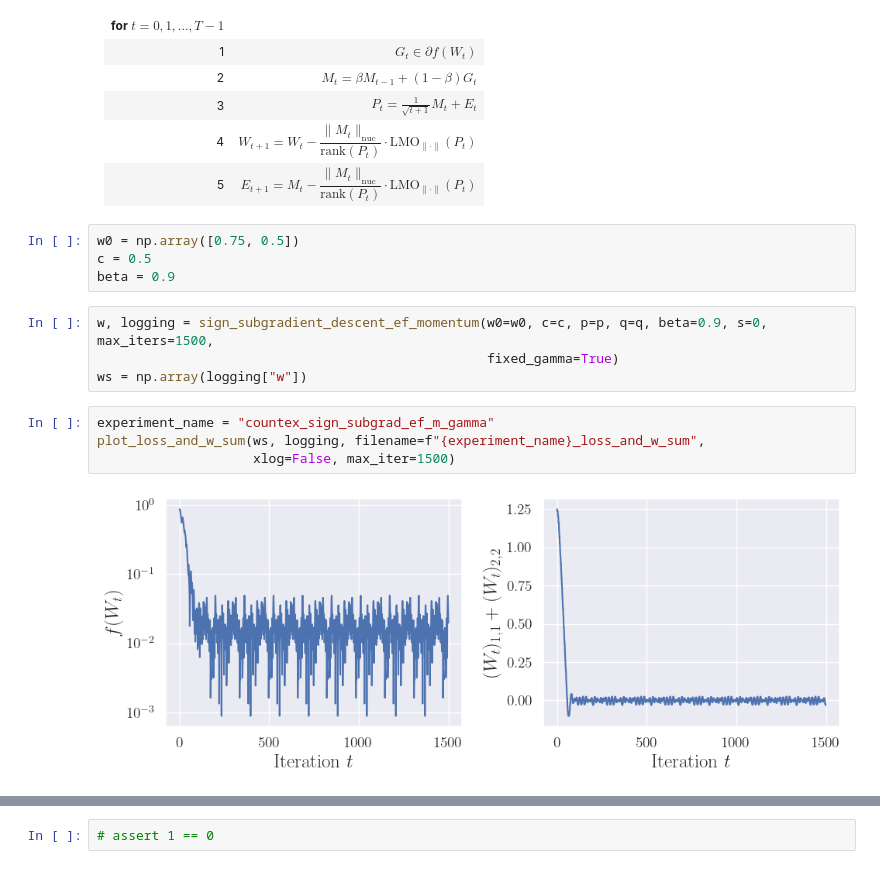
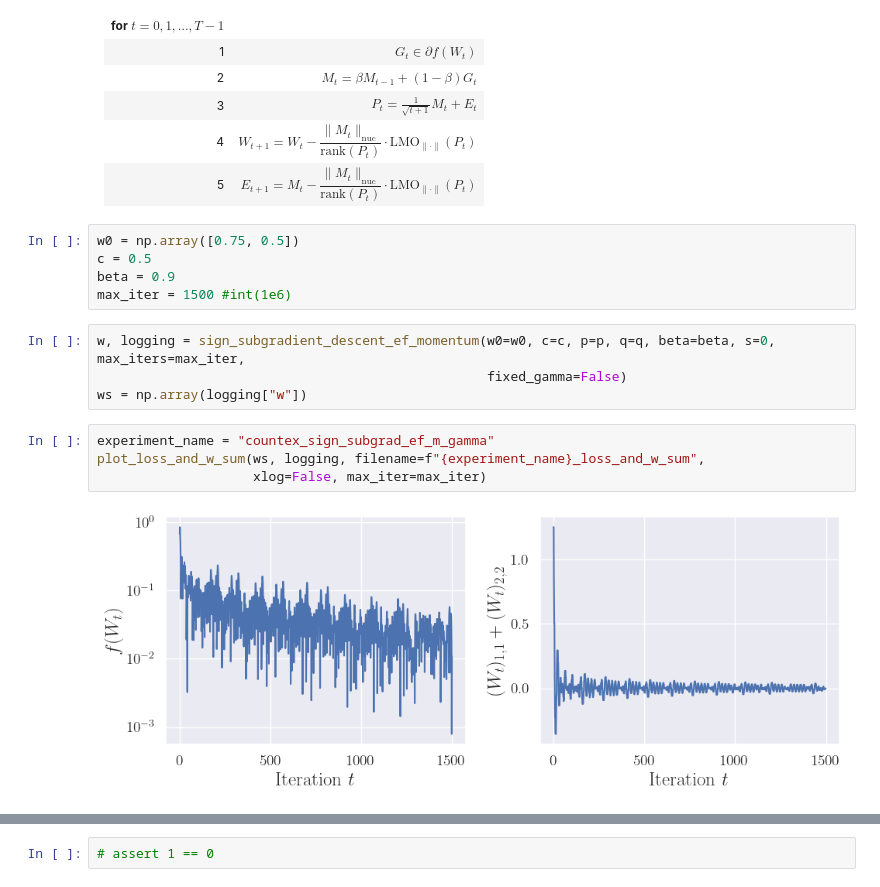
Before and after one commit to parshakova/nonsmooth_lipschitz, a Jupyter notebook: counterexample.ipynb, the cells around one changed output, grey strips where cells are left out. Cells and saved outputs as stored; diff of their text form.

Commit message:
plot aspects

```diff
--- a/counterexample.ipynb
+++ b/counterexample.ipynb
@@ -134,14 +136,15 @@ plot_trajectory(ws, w0, c, n_show=1500, filename=experiment_name)
 w0 = np.array([0.75, 0.5])
 c = 0.5
 beta = 0.9
+max_iter = 1500 #int(1e6)
 # %%
-w, logging = sign_subgradient_descent_ef_momentum(w0=w0, c=c, p=p, q=q, beta=0.9, s=0, max_iters=1500,
-                                                  fixed_gamma=True)
+w, logging = sign_subgradient_descent_ef_momentum(w0=w0, c=c, p=p, q=q, beta=beta, s=0, max_iters=max_iter,
+                                                  fixed_gamma=False)
 ws = np.array(logging["w"])
 # %%
 experiment_name = "countex_sign_subgrad_ef_m_gamma"
 plot_loss_and_w_sum(ws, logging, filename=f"{experiment_name}_loss_and_w_sum",
-                    xlog=False, max_iter=1500)
+                    xlog=False, max_iter=max_iter)
 # %% [output]
-[figure, old version]
+[figure, new version]
 # %%
```
Also changed, not shown: parts of 15 cells of this notebook, 2 other files.
